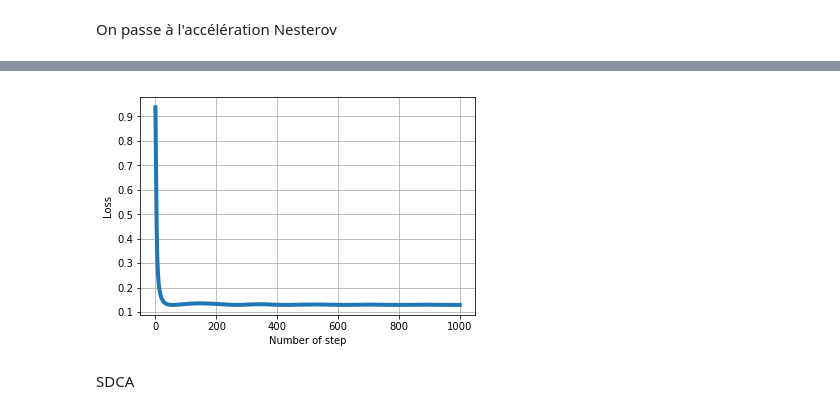
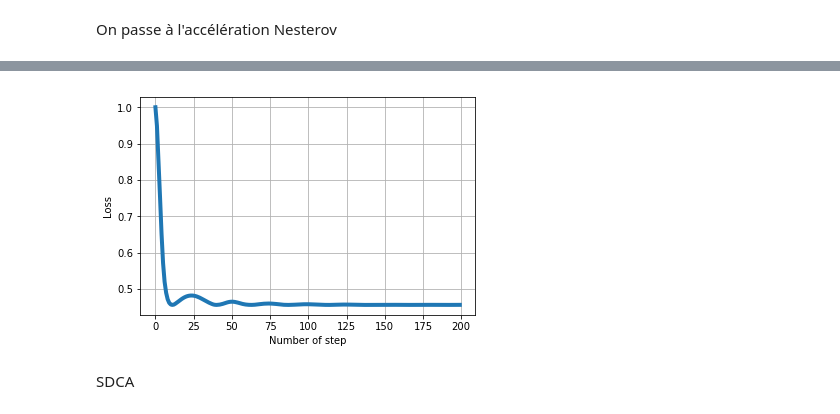
Before and after one commit to alexisrosuel/Optimisation-SDCA, a Jupyter notebook: SDCA.ipynb, the cells around one changed output, grey strips where cells are left out. Cells and saved outputs as stored; diff of their text form; code cells hidden in the pictures.

```diff
--- a/SDCA.ipynb
+++ b/SDCA.ipynb
@@ -96,4 +105,2 @@ def PGD(T, lam):
 
     return theta, cost_history
-# %%
-theta, cost_history = PGD(1000,0)
@@ -100,3 +111,5 @@ theta, cost_history = PGD(1000,0)
+# %%
+theta, cost_history_PGD = PGD(T=T,lam=lam,eta=eta)
 # %%
 print(theta)
 print(w)
@@ -115,12 +128,12 @@ plt.show()
 # %% [markdown]
 On passe à l'accélération Nesterov
 # %%
-def FISTA(T, lam):
+def FISTA(T, lam, eta):
     # pas de la descente
     # Lipschitz constant
     #L = np.linalg.norm(X.T.dot(X))
     #eta = 1. / L
-    eta = 0.1
+    #eta = 0.1
     st_moins2 = 1.
     st_moins1 = 1.
     st = 1.
@@ -134,6 +147,8 @@ def FISTA(T, lam):
     cost_history = np.empty(shape=[T])
 
     for t in range(0,T):
+        cost_history[t] = f(theta, lam)
+
         # compute gradient
         gt = grad(theta_nesterov)
 
@@ -149,6 +164,6 @@ def FISTA(T, lam):
         # compute nestorov acceleration
         theta_nesterov = theta + (st_moins2 / st_moins1) * (theta - theta_moins1)
 
-        cost_history[t] = f(theta, lam)
+
 
     return theta_nesterov, cost_history
@@ -157,3 +174,5 @@ theta, cost_history = FISTA(1000,0.01)
+# %%
+theta, cost_history_FISTA = FISTA(T=T,lam=lam,eta=eta)
 # %%
 print(theta)
 print(w)
@@ -163,12 +182,12 @@ print(w)
 # %%
-plt.plot(cost_history, lw=4)
+plt.plot(cost_history_FISTA, lw=4)
 plt.grid()
 #plt.yscale('log')
 plt.ylabel('Loss')
 plt.xlabel('Number of step')
 plt.show()
 # %% [output]
-[figure, old version]
+[figure, new version]
 # %% [markdown]
 <a id='section2'></a>
 SDCA
```
Also changed, not shown: parts of 36 cells of this notebook.
